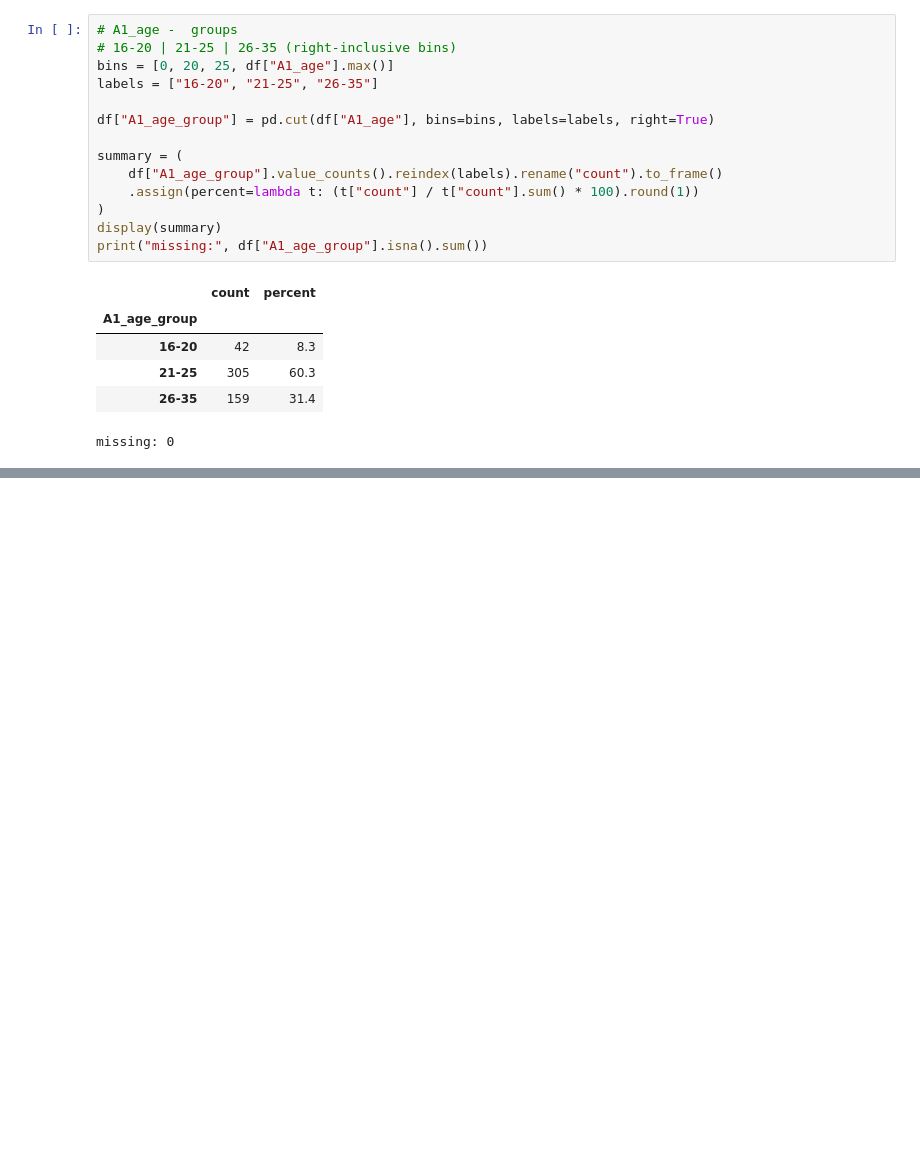
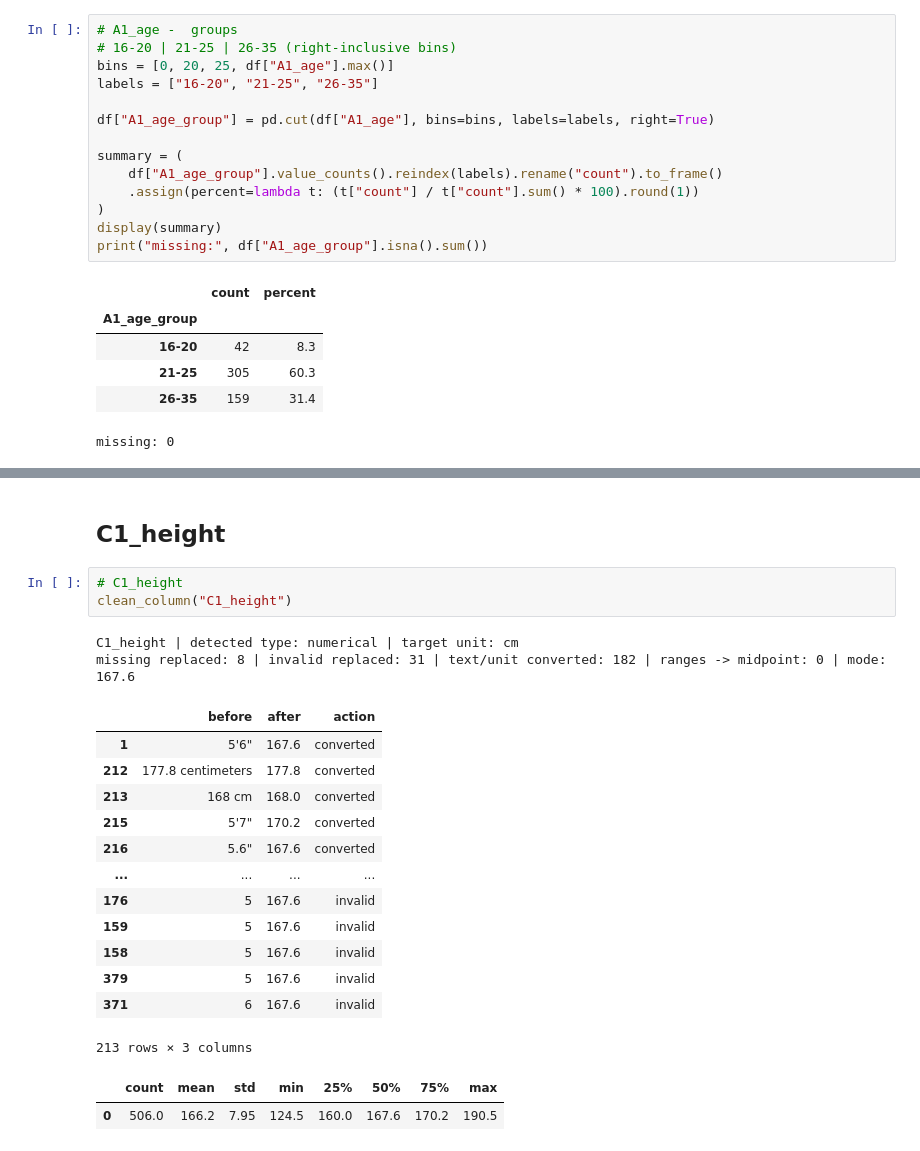
Before and after one commit to arshadziban/Reels-Mental-Health-Well-Being-Report, a Jupyter notebook: 1_finetune_dataset.ipynb, the cells around one changed output, grey strips where cells are left out. Cells and saved outputs as stored; diff of their text form; blank space fills up the shorter version.

```diff
--- a/1_finetune_dataset.ipynb
+++ b/1_finetune_dataset.ipynb
@@ -358,0 +600,23 @@ display(summary)
+# %% [markdown]
+## C1_height
+# %%
+# C1_height
+clean_column("C1_height")
+# %% [output]
+C1_height | detected type: numerical | target unit: cm
+missing replaced: 8 | invalid replaced: 31 | text/unit converted: 182 | ranges -> midpoint: 0 | mode: 167.6
+|  | before | after | action |
+| 1 | 5'6" | 167.6 | converted |
+| 212 | 177.8 centimeters | 177.8 | converted |
+| 213 | 168 cm | 168.0 | converted |
+| 215 | 5'7" | 170.2 | converted |
+| 216 | 5.6" | 167.6 | converted |
+| ... | ... | ... | ... |
+| 176 | 5 | 167.6 | invalid |
+| 159 | 5 | 167.6 | invalid |
+| 158 | 5 | 167.6 | invalid |
+| 379 | 5 | 167.6 | invalid |
+| 371 | 6 | 167.6 | invalid |
+213 rows × 3 columns
+|  | count | mean | std | min | 25% | 50% | 75% | max |
+| 0 | 506.0 | 166.2 | 7.95 | 124.5 | 160.0 | 167.6 | 170.2 | 190.5 |
```
Also changed, not shown: parts of 82 cells of this notebook.
